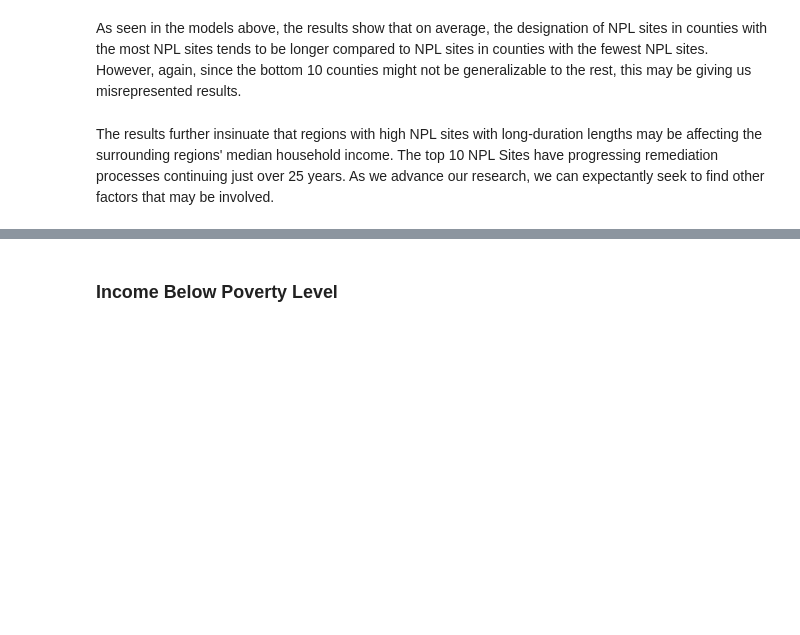
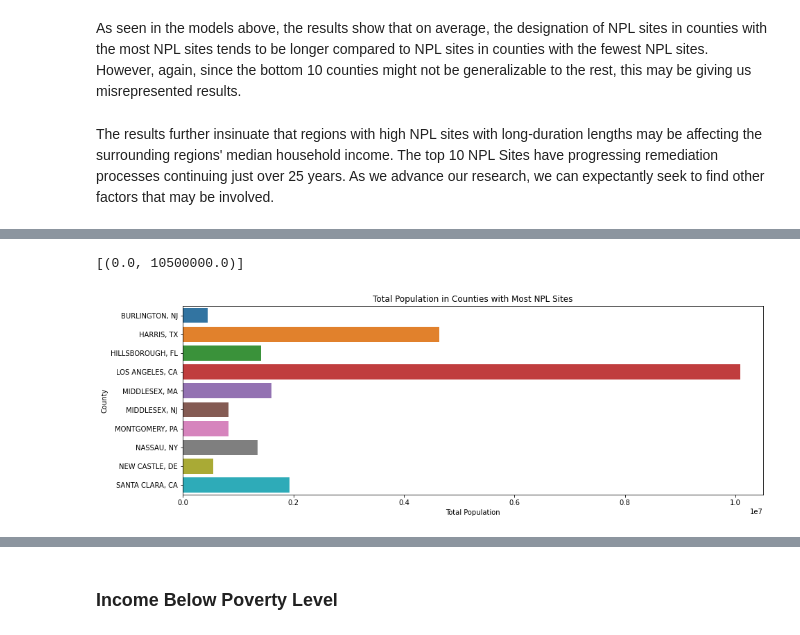
Before and after one commit to jeinuh/superfund-project, a Jupyter notebook: EDACheckpoint_group011.ipynb, the cells around one changed output, grey strips where cells are left out. Cells and saved outputs as stored; diff of their text form; code cells hidden in the pictures; blank space fills up the shorter version.

```diff
--- a/EDACheckpoint_group011.ipynb
+++ b/EDACheckpoint_group011.ipynb
@@ -399,0 +400,5 @@ The results further insinuate that regions with high NPL sites with long-duratio
+# %%
+pop_df = county_df[['site name', 'county', 'Total Population']]
+pop_df = pop_df.dropna(subset=['Total Population'])
+pop_df['Total Population'] = pop_df['Total Population'].astype(int)
+pop_df
@@ -399,0 +419,6 @@ The results further insinuate that regions with high NPL sites with long-duratio
+# %%
+pop_counties = pop_df['county'].value_counts().index.tolist()
+# %%
+pop_top_10 = pop_counties[0:10]
+pop_top_df = pop_df[pop_df['county'].isin(pop_top_10)]
+pop_top_df
@@ -399,0 +445,12 @@ The results further insinuate that regions with high NPL sites with long-duratio
+# %%
+fig, ax = plt.subplots(figsize=(15,5))
+pop_top_plot = sns.barplot(x="Total Population", y="county", data=pop_top_df)
+
+
+pop_top_plot.set_title('Total Population in Counties with Most NPL Sites')
+pop_top_plot.set_xlabel('Total Population')
+pop_top_plot.set_ylabel('County')
+pop_top_plot.set(xlim=(0, 10500000))
+# %% [output]
+[(0.0, 10500000.0)]
+[figure, added]
```
Also changed, not shown: parts of 79 cells of this notebook.
